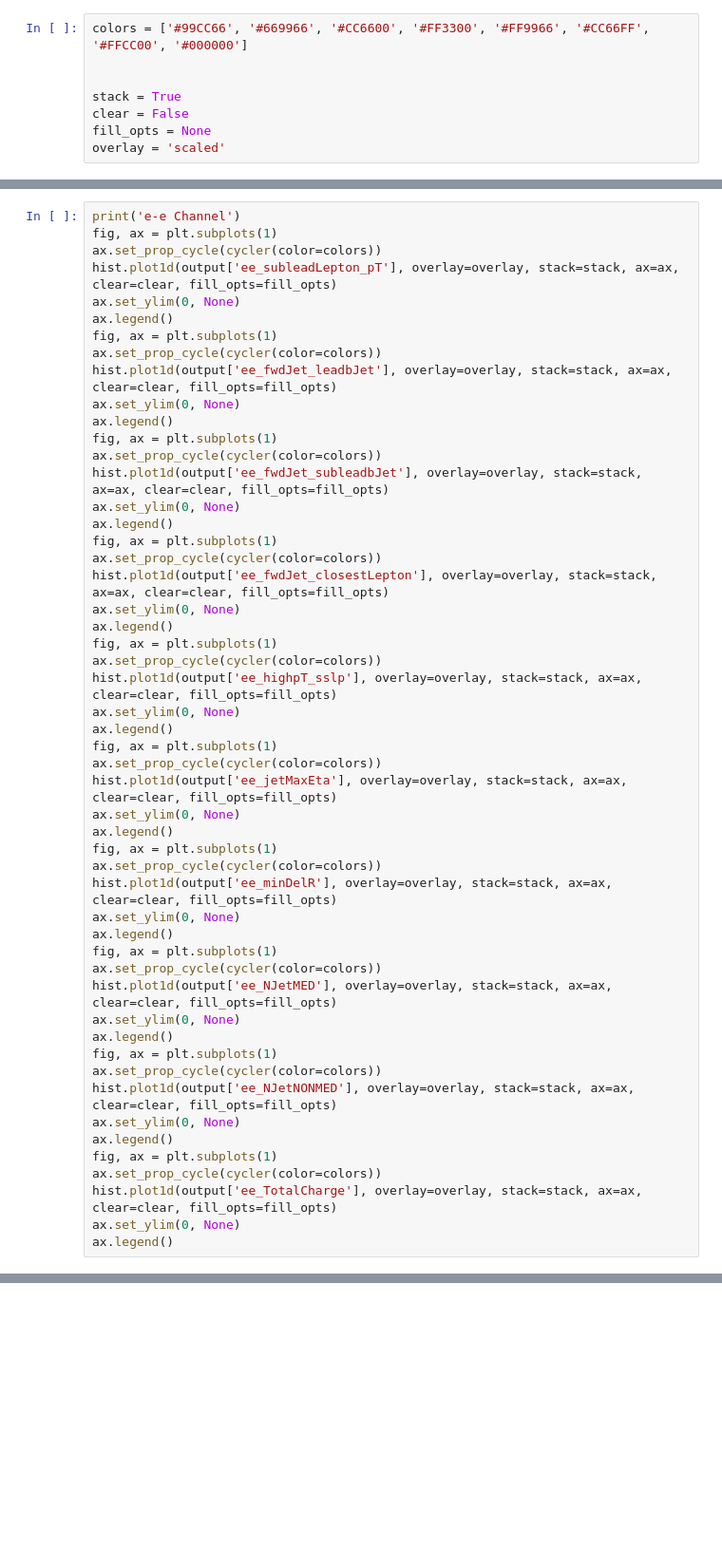
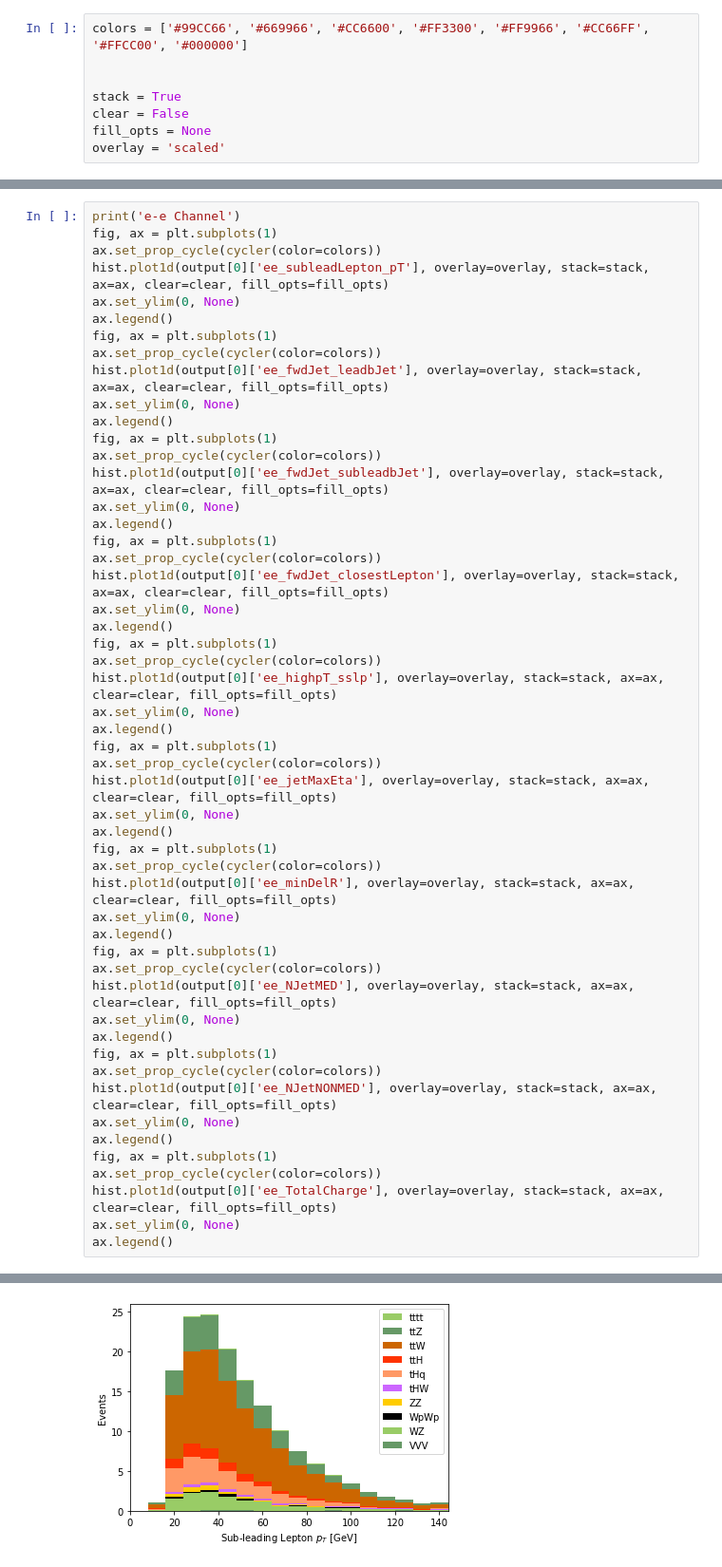
Before and after one commit to CoffeaTeam/coffea-casa-tutorials, a Jupyter notebook: analyses/thq/benchmarking/analysis-casa-benchmarking.ipynb, the cells around one changed output, grey strips where cells are left out. Shown: that part at 95% size. Saved outputs shown, nothing was run; the diff lists cells and outputs as text; blank space fills up the shorter version.

```diff
--- a/analyses/thq/benchmarking/analysis-casa-benchmarking.ipynb
+++ b/analyses/thq/benchmarking/analysis-casa-benchmarking.ipynb
@@ -932,51 +1066,52 @@ ax.legend()
 print('e-e Channel')
 fig, ax = plt.subplots(1)
 ax.set_prop_cycle(cycler(color=colors))
-hist.plot1d(output['ee_subleadLepton_pT'], overlay=overlay, stack=stack, ax=ax, clear=clear, fill_opts=fill_opts)
+hist.plot1d(output[0]['ee_subleadLepton_pT'], overlay=overlay, stack=stack, ax=ax, clear=clear, fill_opts=fill_opts)
 ax.set_ylim(0, None)
 ax.legend()
 fig, ax = plt.subplots(1)
 ax.set_prop_cycle(cycler(color=colors))
-hist.plot1d(output['ee_fwdJet_leadbJet'], overlay=overlay, stack=stack, ax=ax, clear=clear, fill_opts=fill_opts)
+hist.plot1d(output[0]['ee_fwdJet_leadbJet'], overlay=overlay, stack=stack, ax=ax, clear=clear, fill_opts=fill_opts)
 ax.set_ylim(0, None)
 ax.legend()
 fig, ax = plt.subplots(1)
 ax.set_prop_cycle(cycler(color=colors))
-hist.plot1d(output['ee_fwdJet_subleadbJet'], overlay=overlay, stack=stack, ax=ax, clear=clear, fill_opts=fill_opts)
+hist.plot1d(output[0]['ee_fwdJet_subleadbJet'], overlay=overlay, stack=stack, ax=ax, clear=clear, fill_opts=fill_opts)
 ax.set_ylim(0, None)
 ax.legend()
 fig, ax = plt.subplots(1)
 ax.set_prop_cycle(cycler(color=colors))
-hist.plot1d(output['ee_fwdJet_closestLepton'], overlay=overlay, stack=stack, ax=ax, clear=clear, fill_opts=fill_opts)
+hist.plot1d(output[0]['ee_fwdJet_closestLepton'], overlay=overlay, stack=stack, ax=ax, clear=clear, fill_opts=fill_opts)
 ax.set_ylim(0, None)
 ax.legend()
 fig, ax = plt.subplots(1)
 ax.set_prop_cycle(cycler(color=colors))
-hist.plot1d(output['ee_highpT_sslp'], overlay=overlay, stack=stack, ax=ax, clear=clear, fill_opts=fill_opts)
+hist.plot1d(output[0]['ee_highpT_sslp'], overlay=overlay, stack=stack, ax=ax, clear=clear, fill_opts=fill_opts)
 ax.set_ylim(0, None)
 ax.legend()
 fig, ax = plt.subplots(1)
 ax.set_prop_cycle(cycler(color=colors))
-hist.plot1d(output['ee_jetMaxEta'], overlay=overlay, stack=stack, ax=ax, clear=clear, fill_opts=fill_opts)
+hist.plot1d(output[0]['ee_jetMaxEta'], overlay=overlay, stack=stack, ax=ax, clear=clear, fill_opts=fill_opts)
 ax.set_ylim(0, None)
 ax.legend()
 fig, ax = plt.subplots(1)
 ax.set_prop_cycle(cycler(color=colors))
-hist.plot1d(output['ee_minDelR'], overlay=overlay, stack=stack, ax=ax, clear=clear, fill_opts=fill_opts)
+hist.plot1d(output[0]['ee_minDelR'], overlay=overlay, stack=stack, ax=ax, clear=clear, fill_opts=fill_opts)
 ax.set_ylim(0, None)
 ax.legend()
 fig, ax = plt.subplots(1)
 ax.set_prop_cycle(cycler(color=colors))
-hist.plot1d(output['ee_NJetMED'], overlay=overlay, stack=stack, ax=ax, clear=clear, fill_opts=fill_opts)
+hist.plot1d(output[0]['ee_NJetMED'], overlay=overlay, stack=stack, ax=ax, clear=clear, fill_opts=fill_opts)
 ax.set_ylim(0, None)
 ax.legend()
 fig, ax = plt.subplots(1)
 ax.set_prop_cycle(cycler(color=colors))
-hist.plot1d(output['ee_NJetNONMED'], overlay=overlay, stack=stack, ax=ax, clear=clear, fill_opts=fill_opts)
+hist.plot1d(output[0]['ee_NJetNONMED'], overlay=overlay, stack=stack, ax=ax, clear=clear, fill_opts=fill_opts)
 ax.set_ylim(0, None)
 ax.legend()
 fig, ax = plt.subplots(1)
 ax.set_prop_cycle(cycler(color=colors))
-hist.plot1d(output['ee_TotalCharge'], overlay=overlay, stack=stack, ax=ax, clear=clear, fill_opts=fill_opts)
+hist.plot1d(output[0]['ee_TotalCharge'], overlay=overlay, stack=stack, ax=ax, clear=clear, fill_opts=fill_opts)
 ax.set_ylim(0, None)
 ax.legend()
+# %% [output]
@@ -982,0 +1120 @@ ax.legend()
+[figure, added]
```
Also changed, not shown: parts of 11 cells of this notebook.
